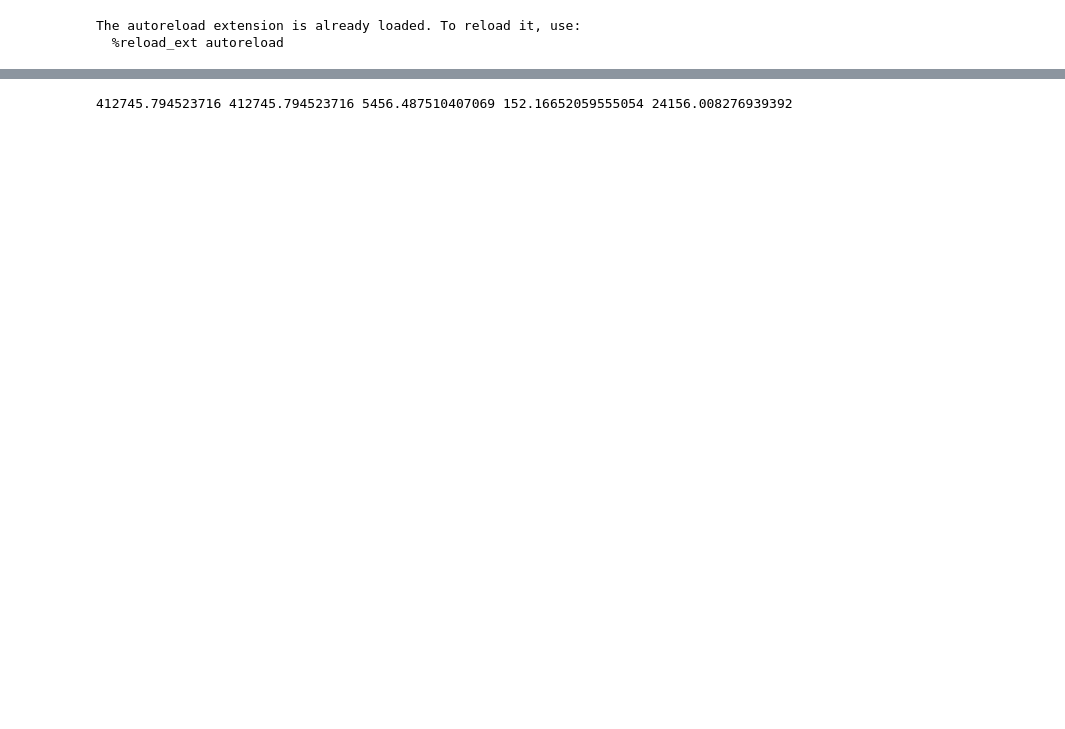
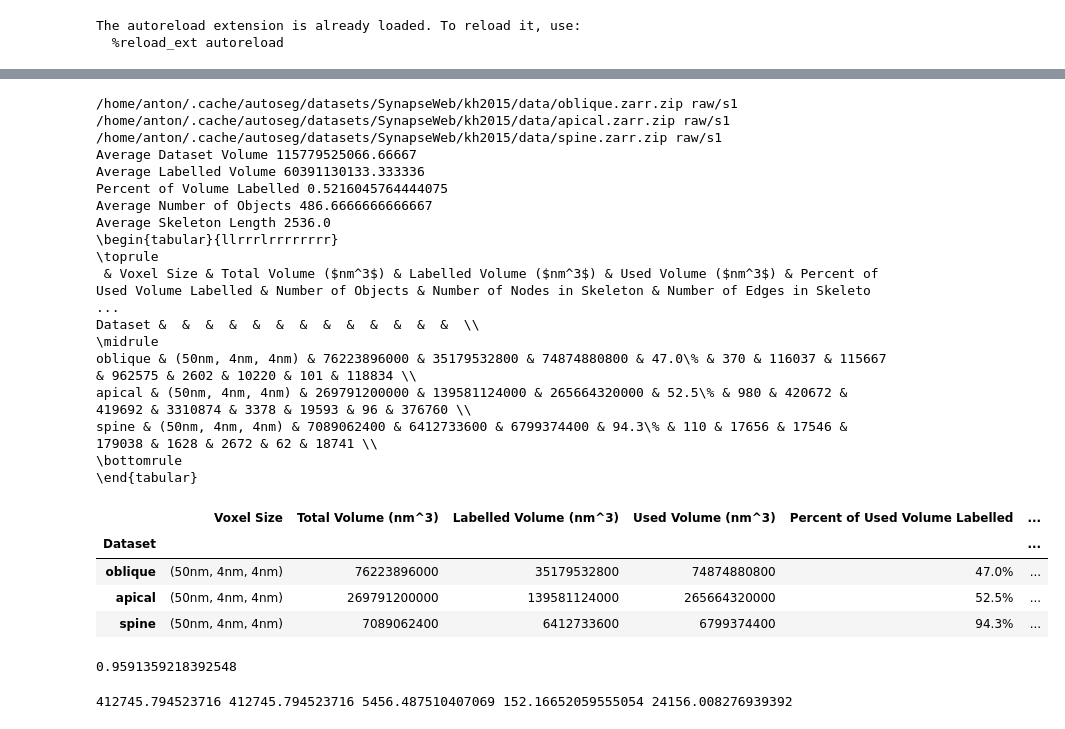
Before and after one commit to anforsm/autoseg, a Jupyter notebook: src/autoseg/dataset_stats.ipynb, the cells around one changed output, grey strips where cells are left out. Saved outputs shown, nothing was run; the diff lists cells and outputs as text; code cells hidden in the pictures; blank space fills up the shorter version.

```diff
--- a/src/autoseg/dataset_stats.ipynb
+++ b/src/autoseg/dataset_stats.ipynb
@@ -45,3 +217,47 @@ def get_dataset_stats(dataset):
+# %%
+datasets = ["oblique", "apical", "spine"]
+dataset_stats = [get_dataset_stats_kh2015("SynapseWeb/kh2015/" + ds) for ds in datasets]
+for stat, ds in zip(dataset_stats, datasets):
+  stat["Dataset"] = ds
+df = pd.DataFrame.from_dict(dataset_stats)
+df.set_index("Dataset", inplace=True)
+
+ds = dataset_stats
+print("Average Dataset Volume", sum([d["Used Volume (nm^3)"] for d in ds])/len(ds))
+print("Average Labelled Volume", sum([d["Labelled Volume (nm^3)"] for d in ds])/len(ds))
+print("Percent of Volume Labelled", sum([d["Labelled Volume (nm^3)"] for d in ds])/sum([d["Used Volume (nm^3)"] for d in ds]))
+print("Average Number of Objects", sum([d["Number of Objects"] for d in ds])/len(ds))
+print("Average Skeleton Length", sum([d["Average Skeleton Length (nm)"] for d in ds])/len(ds))
+print(df.to_latex().replace("%", "\%").replace("nm^3", "$nm^3$"))
+df
+# %% [output]
+/home/anton/.cache/autoseg/datasets/SynapseWeb/kh2015/data/oblique.zarr.zip raw/s1
+/home/anton/.cache/autoseg/datasets/SynapseWeb/kh2015/data/apical.zarr.zip raw/s1
+/home/anton/.cache/autoseg/datasets/SynapseWeb/kh2015/data/spine.zarr.zip raw/s1
+Average Dataset Volume 115779525066.66667
+Average Labelled Volume 60391130133.333336
+Percent of Volume Labelled 0.5216045764444075
+Average Number of Objects 486.6666666666667
+Average Skeleton Length 2536.0
+\begin{tabular}{llrrrlrrrrrrrr}
+\toprule
+ & Voxel Size & Total Volume ($nm^3$) & Labelled Volume ($nm^3$) & Used Volume ($nm^3$) & Percent of Used Volume Labelled & Number of Objects & Number of Nodes in Skeleton & Number of Edges in Skeleto ...
+Dataset &  &  &  &  &  &  &  &  &  &  &  &  &  \\
+\midrule
+oblique & (50nm, 4nm, 4nm) & 76223896000 & 35179532800 & 74874880800 & 47.0\% & 370 & 116037 & 115667 & 962575 & 2602 & 10220 & 101 & 118834 \\
+apical & (50nm, 4nm, 4nm) & 269791200000 & 139581124000 & 265664320000 & 52.5\% & 980 & 420672 & 419692 & 3310874 & 3378 & 19593 & 96 & 376760 \\
+spine & (50nm, 4nm, 4nm) & 7089062400 & 6412733600 & 6799374400 & 94.3\% & 110 & 17656 & 17546 & 179038 & 1628 & 2672 & 62 & 18741 \\
+\bottomrule
+\end{tabular}
+|  | Voxel Size | Total Volume (nm^3) | Labelled Volume (nm^3) | Used Volume (nm^3) | Percent of Used Volume Labelled | ... |
+| Dataset |  |  |  |  |  | ... |
+| oblique | (50nm, 4nm, 4nm) | 76223896000 | 35179532800 | 74874880800 | 47.0% | ... |
+| apical | (50nm, 4nm, 4nm) | 269791200000 | 139581124000 | 265664320000 | 52.5% | ... |
+| spine | (50nm, 4nm, 4nm) | 7089062400 | 6412733600 | 6799374400 | 94.3% | ... |
+# %%
+6799374400 / 7089062400
+# %% [output]
+0.9591359218392548
 # %%
 dataset = "SynapseWeb/team_dentate/BBCHZ"
 z = get_dataset_path(dataset + ".zarr")
```
Also changed, not shown: parts of 16 cells of this notebook, 7 other files.
